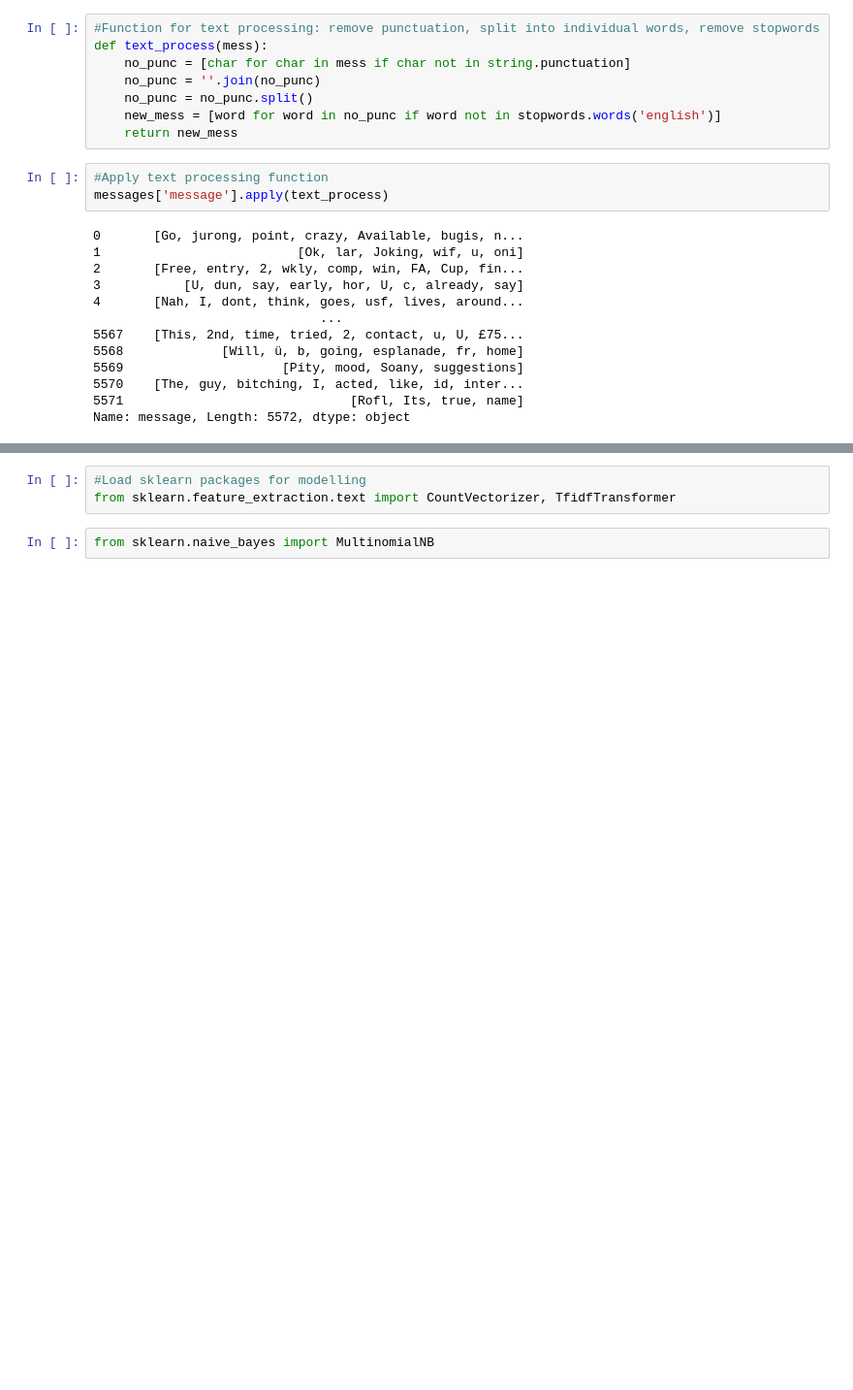
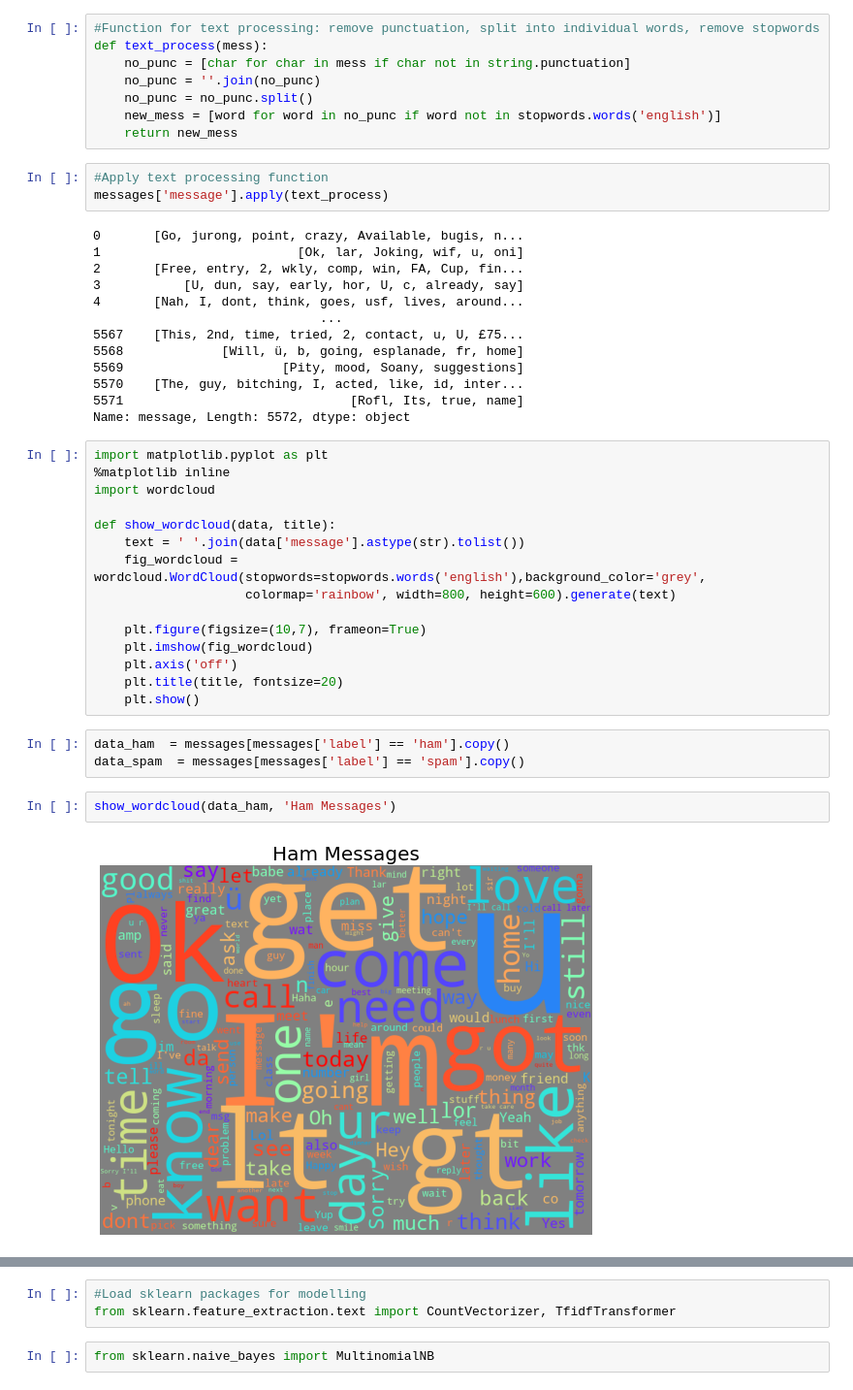
Before and after one commit to steffitan23/SpamFilter, a Jupyter notebook: SpamFilter.ipynb, the cells around one changed output, grey strips where cells are left out. Shown at 97% size. Saved outputs shown, nothing was run; the diff lists cells and outputs as text; blank space fills up the shorter version.

Commit message:
added wordclouds

```diff
--- a/SpamFilter.ipynb
+++ b/SpamFilter.ipynb
@@ -45,3 +45,25 @@ messages['message'].apply(text_process)
 5570    [The, guy, bitching, I, acted, like, id, inter...
 5571                              [Rofl, Its, true, name]
 Name: message, Length: 5572, dtype: object
+# %%
+import matplotlib.pyplot as plt
+%matplotlib inline
+import wordcloud
+
+def show_wordcloud(data, title):
+    text = ' '.join(data['message'].astype(str).tolist())
+    fig_wordcloud = wordcloud.WordCloud(stopwords=stopwords.words('english'),background_color='grey',
+                    colormap='rainbow', width=800, height=600).generate(text)
+
+    plt.figure(figsize=(10,7), frameon=True)
+    plt.imshow(fig_wordcloud)
+    plt.axis('off')
+    plt.title(title, fontsize=20)
+    plt.show()
+# %%
+data_ham  = messages[messages['label'] == 'ham'].copy()
+data_spam  = messages[messages['label'] == 'spam'].copy()
+# %%
+show_wordcloud(data_ham, 'Ham Messages')
+# %% [output]
+[figure, added]
```
Also changed, not shown: parts of 3 cells of this notebook.
